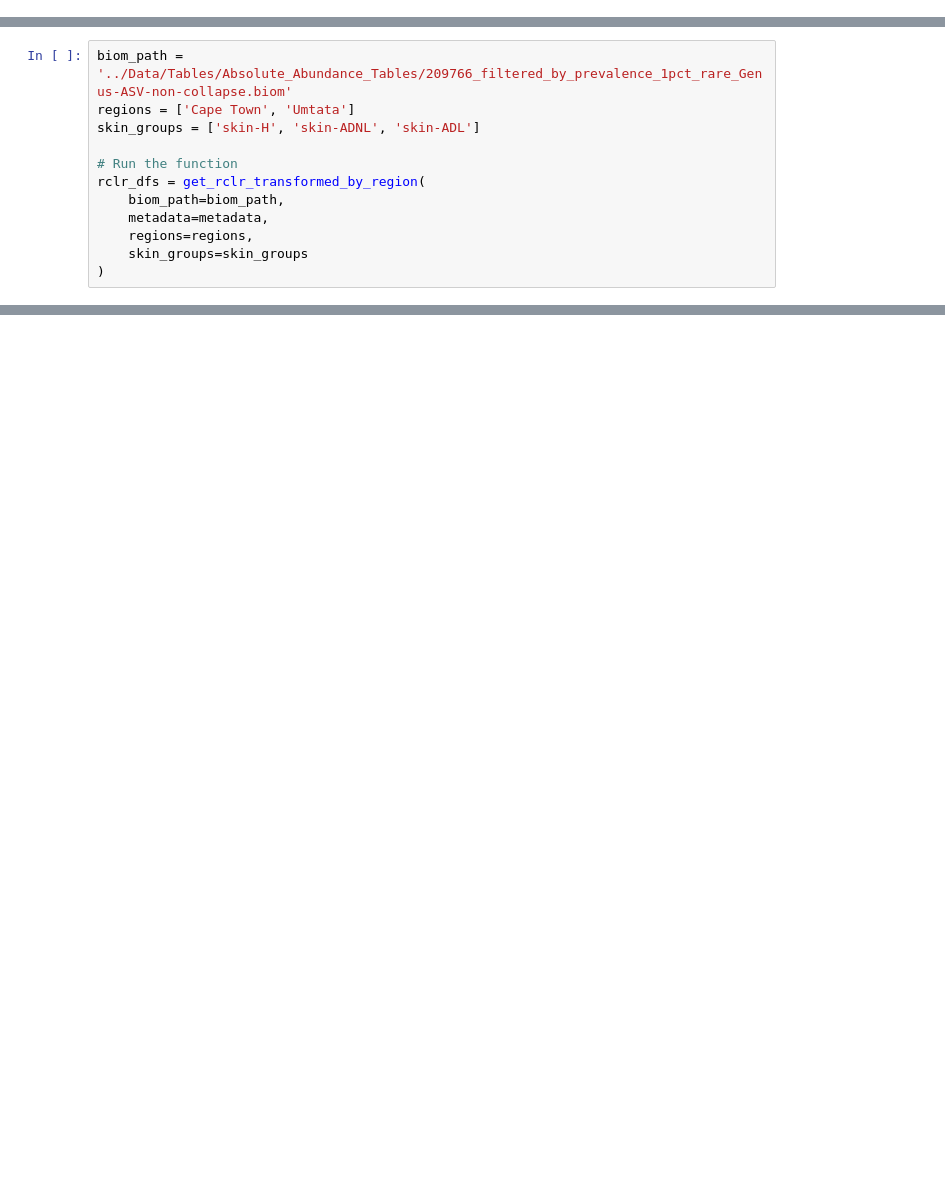
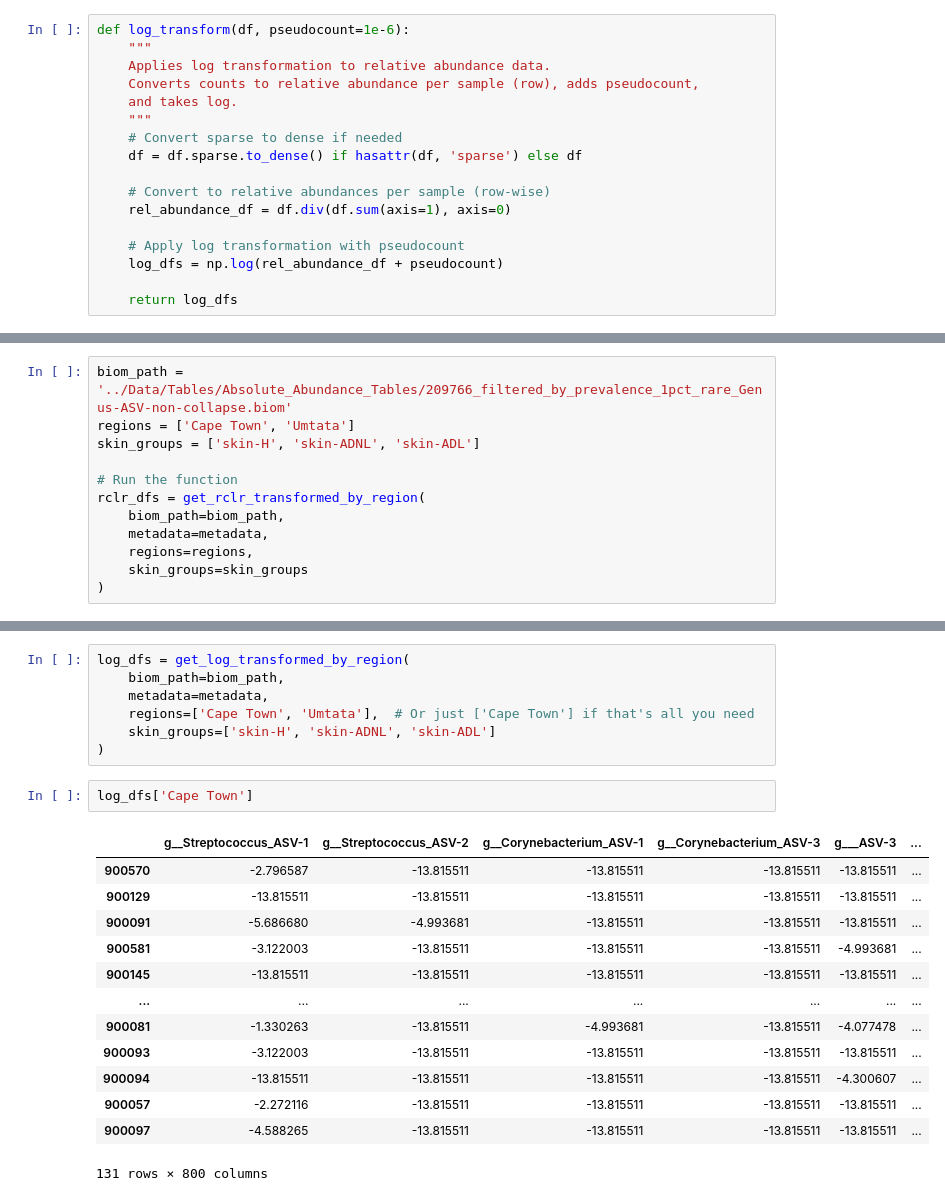
Before and after one commit to yangchen2/16S_AD_South-Africa, a Jupyter notebook: Notebooks/Fig_3A-B.ipynb, the cells around one changed output, grey strips where cells are left out. Saved outputs shown, nothing was run; the diff lists cells and outputs as text; blank space fills up the shorter version.

```diff
--- a/Notebooks/Fig_3A-B.ipynb
+++ b/Notebooks/Fig_3A-B.ipynb
@@ -116,3 +117,20 @@ def get_rclr_transformed_by_region(biom_path, metadata, regions, skin_groups=Non
         rclr_dfs[location] = rclr_df
 
     return rclr_dfs
+# %%
+def log_transform(df, pseudocount=1e-6):
+    """
+    Applies log transformation to relative abundance data.
+    Converts counts to relative abundance per sample (row), adds pseudocount,
+    and takes log.
+    """
+    # Convert sparse to dense if needed
+    df = df.sparse.to_dense() if hasattr(df, 'sparse') else df
+
+    # Convert to relative abundances per sample (row-wise)
+    rel_abundance_df = df.div(df.sum(axis=1), axis=0)
+
+    # Apply log transformation with pseudocount
+    log_dfs = np.log(rel_abundance_df + pseudocount)
+
+    return log_dfs
@@ -318,3 +401,26 @@ strip_palette = {
 }
+# %%
+log_dfs = get_log_transformed_by_region(
+    biom_path=biom_path,
+    metadata=metadata,
+    regions=['Cape Town', 'Umtata'],  # Or just ['Cape Town'] if that's all you need
+    skin_groups=['skin-H', 'skin-ADNL', 'skin-ADL']
+)
+# %%
+log_dfs['Cape Town']
+# %% [output]
+|  | g__Streptococcus_ASV-1 | g__Streptococcus_ASV-2 | g__Corynebacterium_ASV-1 | g__Corynebacterium_ASV-3 | g___ASV-3 | ... |
+| 900570 | -2.796587 | -13.815511 | -13.815511 | -13.815511 | -13.815511 | ... |
+| 900129 | -13.815511 | -13.815511 | -13.815511 | -13.815511 | -13.815511 | ... |
+| 900091 | -5.686680 | -4.993681 | -13.815511 | -13.815511 | -13.815511 | ... |
+| 900581 | -3.122003 | -13.815511 | -13.815511 | -13.815511 | -4.993681 | ... |
+| 900145 | -13.815511 | -13.815511 | -13.815511 | -13.815511 | -13.815511 | ... |
+| ... | ... | ... | ... | ... | ... | ... |
+| 900081 | -1.330263 | -13.815511 | -4.993681 | -13.815511 | -4.077478 | ... |
+| 900093 | -3.122003 | -13.815511 | -13.815511 | -13.815511 | -13.815511 | ... |
+| 900094 | -13.815511 | -13.815511 | -13.815511 | -13.815511 | -4.300607 | ... |
+| 900057 | -2.272116 | -13.815511 | -13.815511 | -13.815511 | -13.815511 | ... |
+| 900097 | -4.588265 | -13.815511 | -13.815511 | -13.815511 | -13.815511 | ... |
+131 rows × 800 columns
 # %%
 fig = plot_combined_box_and_severity(
```
Also changed, not shown: parts of 7 cells of this notebook, 9 other files.
